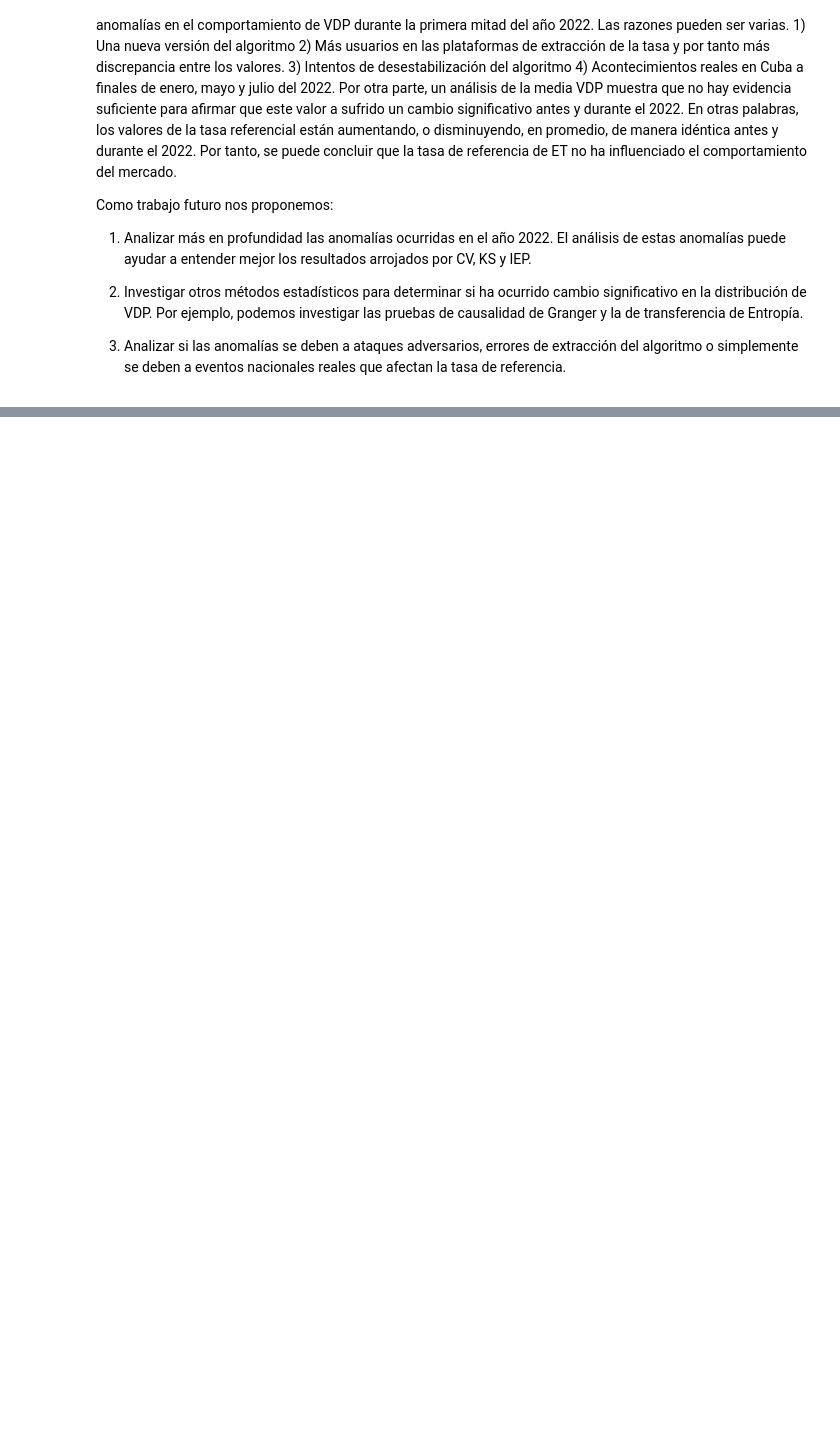
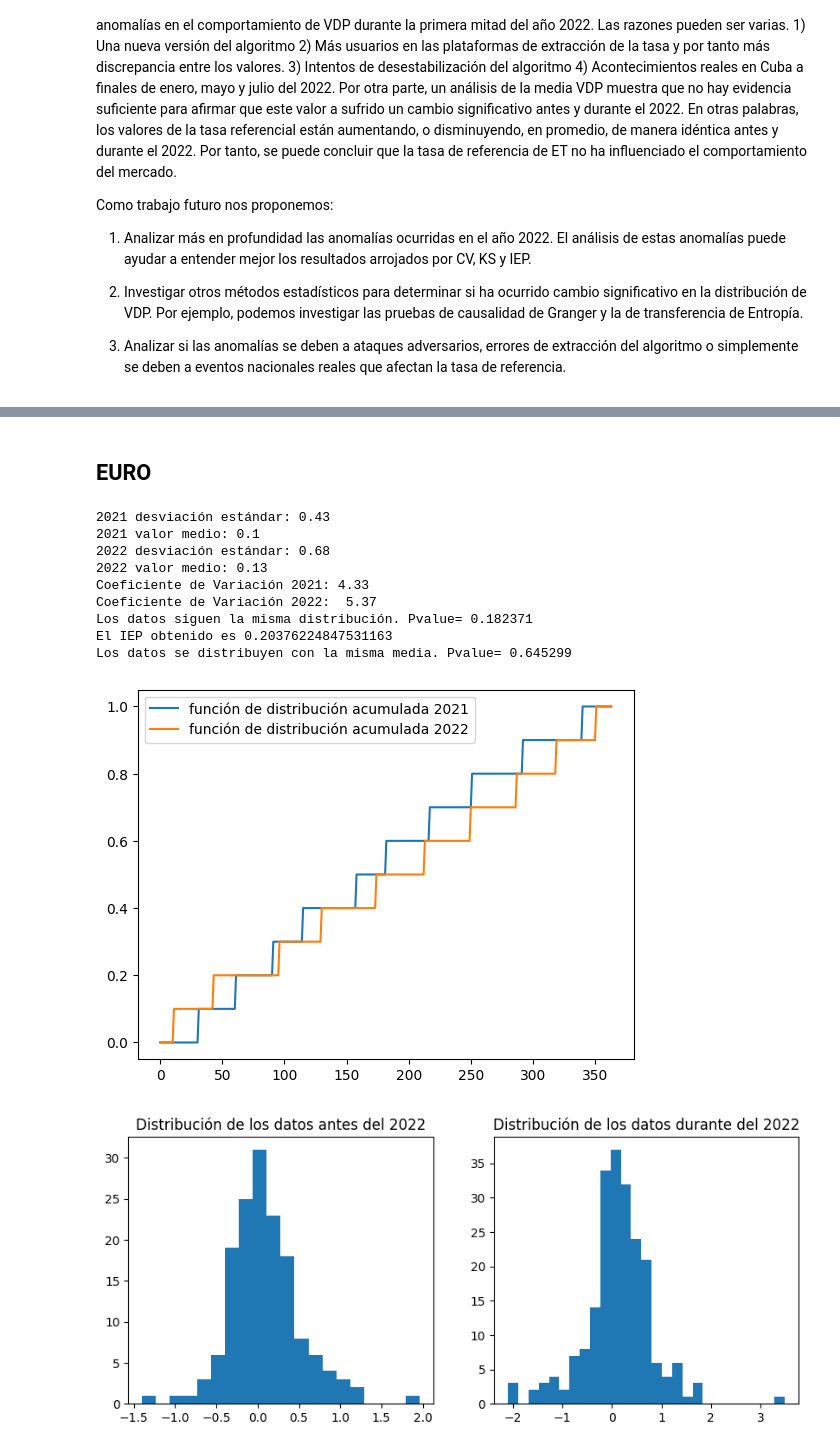
Before and after one commit to Datalis/tasa-jupyter, a Jupyter notebook: analisis.ipynb, the cells around one changed output, grey strips where cells are left out. Cells and saved outputs as stored; diff of their text form; code cells hidden in the pictures; blank space fills up the shorter version.

```diff
--- a/analisis.ipynb
+++ b/analisis.ipynb
@@ -429,0 +559,61 @@ Como trabajo futuro nos proponemos:
+# %% [markdown]
+## EURO
+# %%
+v = daily_mean.loc['ECU'][(daily_mean.loc['ECU'].index > pd.to_datetime('31/7/2021', dayfirst=True)) &
+                          (daily_mean.loc['ECU'].index <= pd.to_datetime('31/7/2022', dayfirst=True))]
+
+pv = v.iloc[1:]
+diff_v = v.diff().dropna()
+euro_relative_vdp = diff_v/pv*100
+
+euro_relative_vdp_21 = euro_relative_vdp[(euro_relative_vdp.index < pd.to_datetime('01/01/2022', dayfirst=True))]
+euro_relative_vdp_22 = euro_relative_vdp[(euro_relative_vdp.index >= pd.to_datetime('01/01/2022', dayfirst=True))]
+
+print('2021 desviación estándar:', np.round(euro_relative_vdp_21.std().values[0], 2))
+print('2021 valor medio:', np.round(euro_relative_vdp_21.mean().values[0], 2))
+print('2022 desviación estándar:', np.round(euro_relative_vdp_22.std().values[0], 2))
+print('2022 valor medio:', np.round(euro_relative_vdp_22.mean().values[0], 2))
+print('Coeficiente de Variación 2021:', np.round(cv(euro_relative_vdp_21).values[0], 2))
+print('Coeficiente de Variación 2022: ', np.round(cv(euro_relative_vdp_22).values[0], 2))
+
+
+_, pvalue = ks_2samp(euro_relative_vdp_21.Oferta.values, euro_relative_vdp_22.Oferta.values)
+
+if pvalue < 0.05:
+    print("Los datos no se distribuyen de la misma forma. Pvalue=", np.round(pvalue, 6))
+else:
+    print("Los datos siguen la misma distribución. Pvalue=", np.round(pvalue, 6))
+
+iep = psi(euro_relative_vdp_21.Oferta.values, euro_relative_vdp_22.Oferta.values, 10)
+
+print('El IEP obtenido es', iep)
+
+_, pvalue = ttest_ind(euro_relative_vdp_21.Oferta.values, euro_relative_vdp_22.Oferta.values, equal_var=False)
+
+if pvalue < 0.05:
+    print("Los datos no se distribuyen con la misma media. Pvalue=", np.round(pvalue, 6))
+else:
+    print("Los datos se distribuyen con la misma media. Pvalue=", np.round(pvalue, 6))
+
+r = detect_drift(euro_relative_vdp_21.Oferta.values, euro_relative_vdp_22.Oferta.values)
+
+plt.figure(figsize=(10,4))
+plt.subplot(121)
+plt.hist(euro_relative_vdp_21.Oferta.values, bins='auto')
+plt.title("Distribución de los datos antes del 2022")
+plt.subplot(122)
+plt.hist(euro_relative_vdp_22.Oferta.values, bins='auto')
+plt.title("Distribución de los datos durante del 2022")
+plt.show()
+# %% [output]
+2021 desviación estándar: 0.43
+2021 valor medio: 0.1
+2022 desviación estándar: 0.68
+2022 valor medio: 0.13
+Coeficiente de Variación 2021: 4.33
+Coeficiente de Variación 2022:  5.37
+Los datos siguen la misma distribución. Pvalue= 0.182371
+El IEP obtenido es 0.20376224847531163
+Los datos se distribuyen con la misma media. Pvalue= 0.645299
+[figure, added]
+[figure, added]
```
Also changed, not shown: parts of 6 cells of this notebook.
